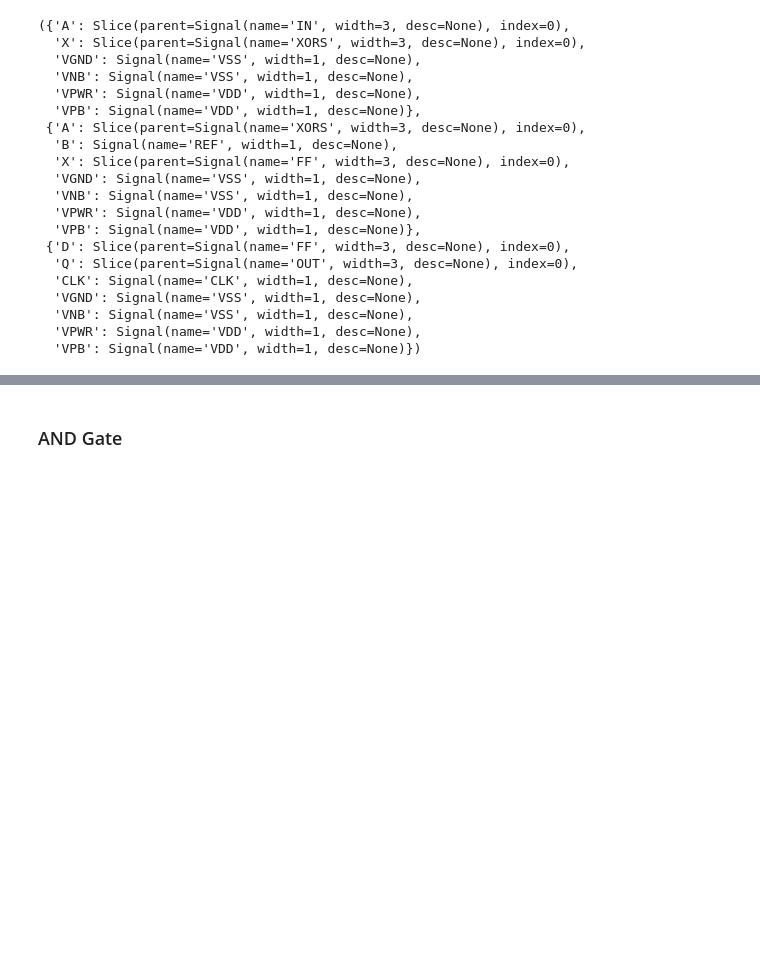
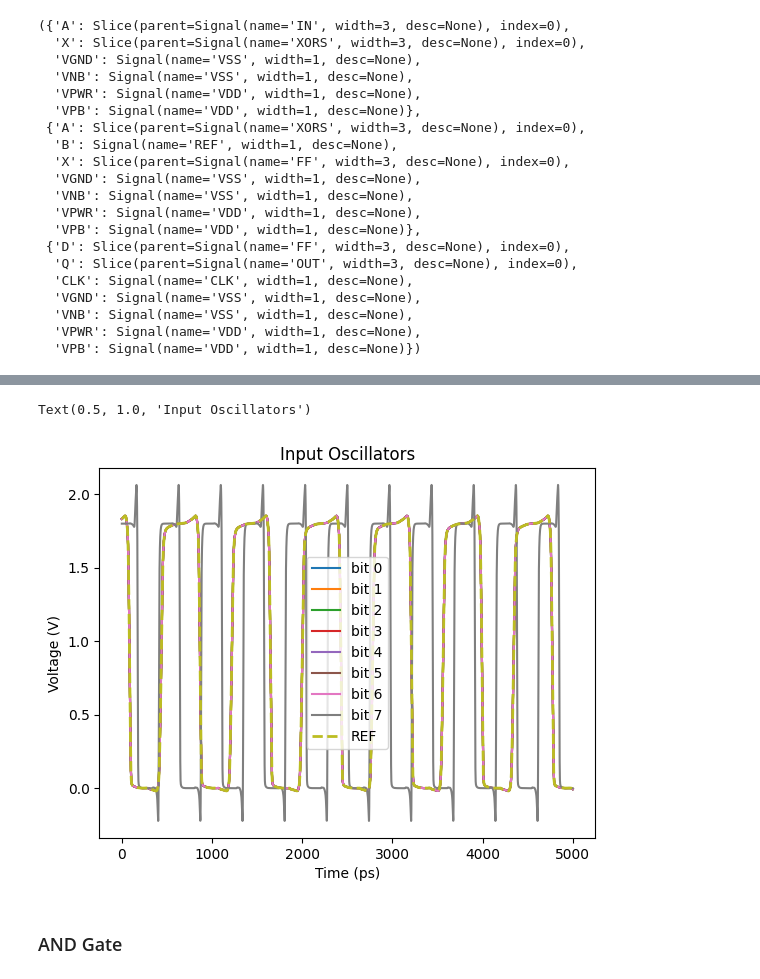
Before and after one commit to ThomasPluck/wobblchip, a Jupyter notebook: sim/unit_validation.ipynb, the cells around one changed output, grey strips where cells are left out. Drawn from its saved outputs; the diff is of its cells as text; code cells hidden in the pictures; blank space fills up the shorter version.

```diff
--- a/sim/unit_validation.ipynb
+++ b/sim/unit_validation.ipynb
@@ -447,3 +521,24 @@ We'll be testing each in its typical and reversed configuration to demonstrate t
+# %%
+import matplotlib.pyplot as plt
+
+plt.plot(op.data['v(xtop.vout_0)'][-5000:])
+plt.plot(op.data['v(xtop.vout_1)'][-5000:])
+plt.plot(op.data['v(xtop.vout_2)'][-5000:])
+plt.plot(op.data['v(xtop.vout_3)'][-5000:])
+plt.plot(op.data['v(xtop.vout_4)'][-5000:])
+plt.plot(op.data['v(xtop.vout_5)'][-5000:])
+plt.plot(op.data['v(xtop.vout_6)'][-5000:])
+plt.plot(op.data['v(xtop.vout_7)'][-5000:])
+plt.plot(op.data['v(xtop.ref)'][-5000:],linestyle='--',linewidth=2)
+# plt.plot(op.data['v(xtop.vdd)'][15000:],linestyle='--')
+# plt.plot(op.data['v(xtop.xin)'][-10000:])
+plt.xlabel('Time (ps)')
+plt.ylabel('Voltage (V)')
+plt.legend([ f"bit {i}" for i in range(8)] + ['REF','VDD'])
+plt.title('Input Oscillators')
+# %% [output]
+Text(0.5, 1.0, 'Input Oscillators')
+[figure, added]
 # %% [markdown]
 ### AND Gate
 # %%
```
Also changed, not shown: parts of 26 cells of this notebook, 6 other files.
